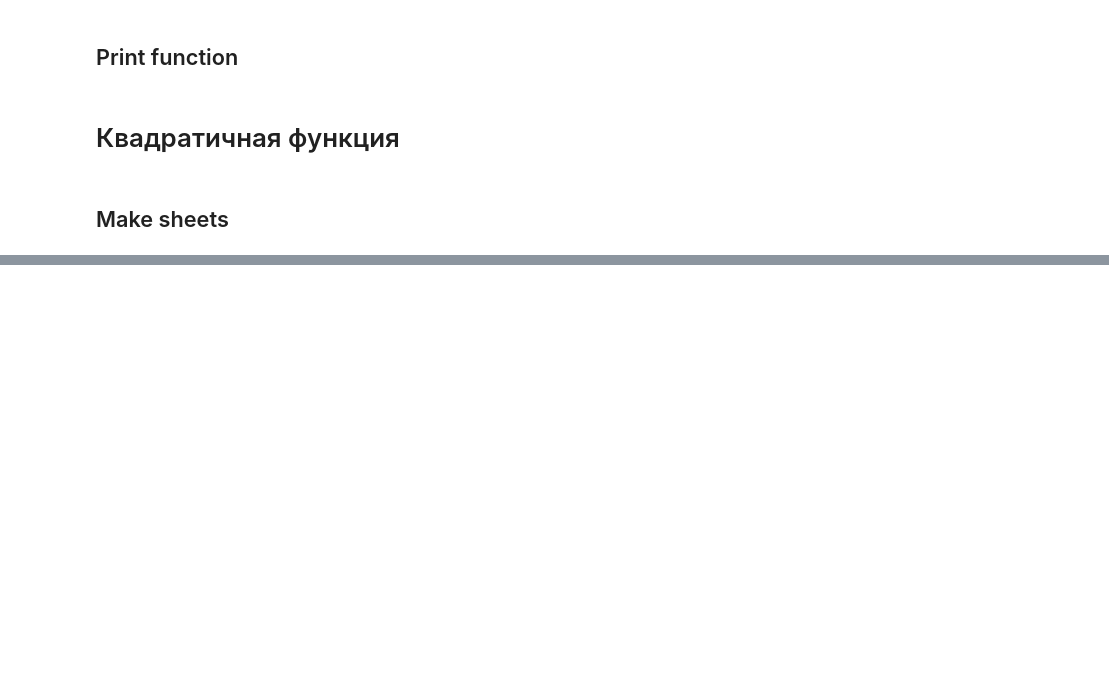
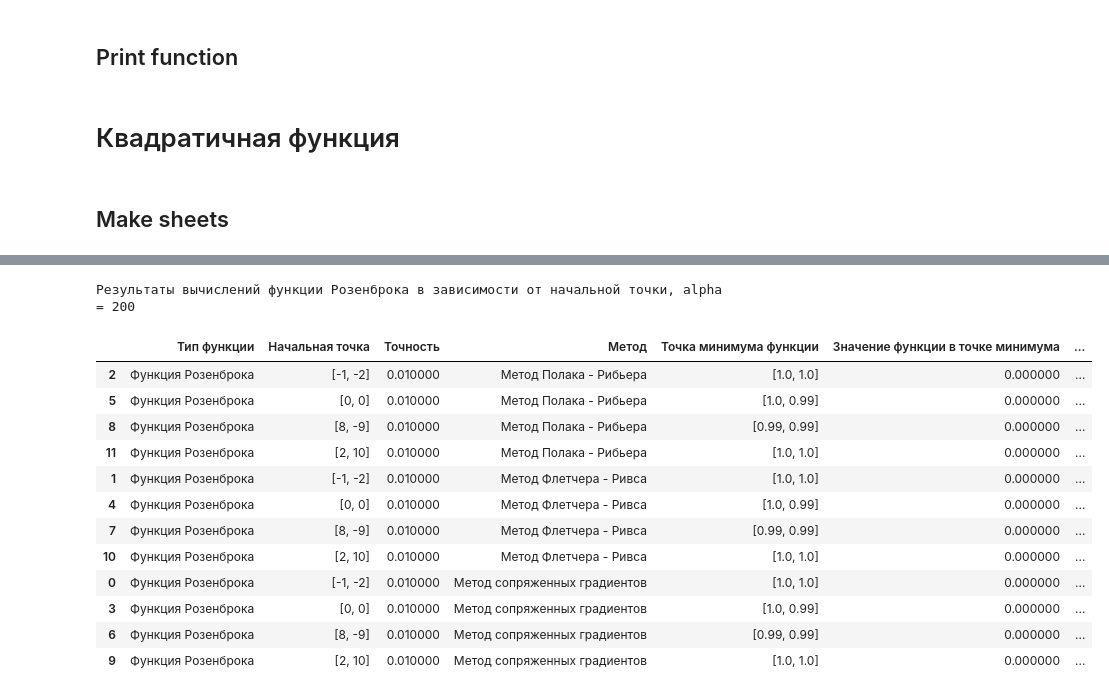
Before and after one commit to sanonesan/optimization_methods_labs, a Jupyter notebook: lab3/lab3.ipynb, the cells around one changed output, grey strips where cells are left out. Saved outputs shown, nothing was run; the diff lists cells and outputs as text; code cells hidden in the pictures; blank space fills up the shorter version.

```diff
--- a/lab3/lab3.ipynb
+++ b/lab3/lab3.ipynb
@@ -403,0 +475,19 @@ a
+# %%
+df3 = df3.sort_values('Метод')
+
+df3.style.set_caption('Результаты вычислений функции Розенброка в зависимости от начальной точки, alpha = 200').set_table_styles(styles)
+# %% [output]
+Результаты вычислений функции Розенброка в зависимости от начальной точки, alpha = 200
+|  | Тип функции | Начальная точка | Точность | Метод | Точка минимума функции | Значение функции в точке минимума | ... |
+| 2 | Функция Розенброка | [-1, -2] | 0.010000 | Метод Полака - Рибьера | [1.0, 1.0] | 0.000000 | ... |
+| 5 | Функция Розенброка | [0, 0] | 0.010000 | Метод Полака - Рибьера | [1.0, 0.99] | 0.000000 | ... |
+| 8 | Функция Розенброка | [8, -9] | 0.010000 | Метод Полака - Рибьера | [0.99, 0.99] | 0.000000 | ... |
+| 11 | Функция Розенброка | [2, 10] | 0.010000 | Метод Полака - Рибьера | [1.0, 1.0] | 0.000000 | ... |
+| 1 | Функция Розенброка | [-1, -2] | 0.010000 | Метод Флетчера - Ривса | [1.0, 1.0] | 0.000000 | ... |
+| 4 | Функция Розенброка | [0, 0] | 0.010000 | Метод Флетчера - Ривса | [1.0, 0.99] | 0.000000 | ... |
+| 7 | Функция Розенброка | [8, -9] | 0.010000 | Метод Флетчера - Ривса | [0.99, 0.99] | 0.000000 | ... |
+| 10 | Функция Розенброка | [2, 10] | 0.010000 | Метод Флетчера - Ривса | [1.0, 1.0] | 0.000000 | ... |
+| 0 | Функция Розенброка | [-1, -2] | 0.010000 | Метод сопряженных градиентов | [1.0, 1.0] | 0.000000 | ... |
+| 3 | Функция Розенброка | [0, 0] | 0.010000 | Метод сопряженных градиентов | [1.0, 0.99] | 0.000000 | ... |
+| 6 | Функция Розенброка | [8, -9] | 0.010000 | Метод сопряженных градиентов | [0.99, 0.99] | 0.000000 | ... |
+| 9 | Функция Розенброка | [2, 10] | 0.010000 | Метод сопряженных градиентов | [1.0, 1.0] | 0.000000 | ... |
```
Also changed, not shown: parts of 9 cells of this notebook.
